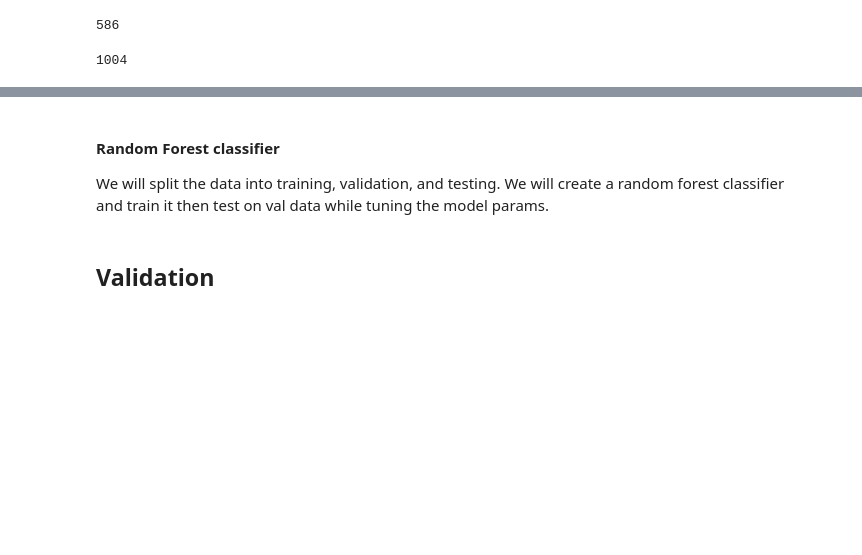
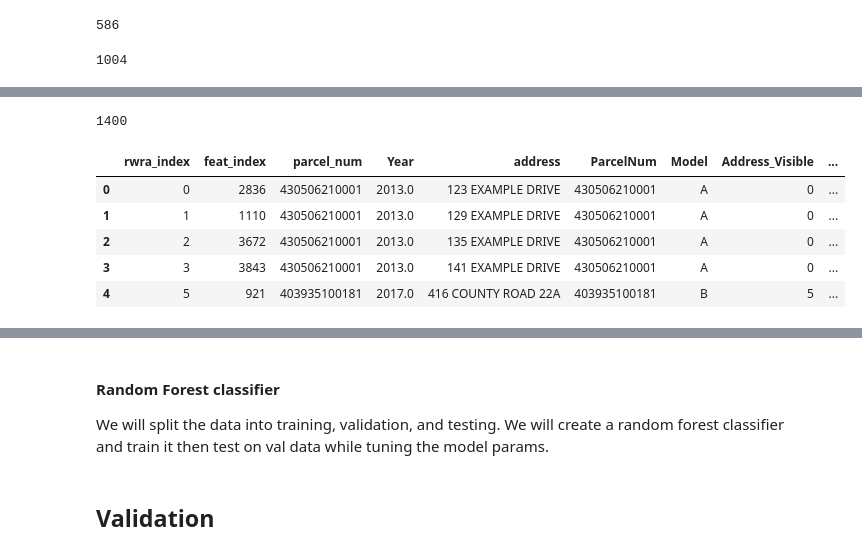
Before and after one commit to bryceayoung/ouray, a Jupyter notebook: workflows/analysis/risk_data_analysis.ipynb, the cells around one changed output, grey strips where cells are left out. Cells and saved outputs as stored; diff of their text form; code cells hidden in the pictures; blank space fills up the shorter version.

```diff
--- a/workflows/analysis/risk_data_analysis.ipynb
+++ b/workflows/analysis/risk_data_analysis.ipynb
@@ -200,0 +281,22 @@ The workflow I intend to perform is this:
+# %%
+# Separate points without a ParcelNum
+rwra_nan = rwra[rwra['ParcelNum'].isna()].copy()
+# Reset index for clean joining
+rwra_nan_reset = rwra_nan.reset_index()
+
+# Spatial join (points within parcels)
+joined = gpd.sjoin(
+    rwra_nan_reset,
+    parcels[['PARCELNB', 'geometry']],
+    how='left',
+    predicate='within'
+)
+
+# Drop duplicates to keep only one parcel per point
+joined_unique = joined.drop_duplicates(subset='index', keep='first')
+
+# Assign the PARCELNB back to original rwra_nan
+rwra_nan['ParcelNum'] = joined_unique.set_index('index')['PARCELNB']
+
+# Update original rwra
+rwra.loc[rwra_nan.index, 'ParcelNum'] = rwra_nan['ParcelNum']
@@ -200,0 +374,12 @@ The workflow I intend to perform is this:
+# %%
+gdf = match_structures(rwra, feat)
+print(len(gdf))
+gdf.head()
+# %% [output]
+1400
+|  | rwra_index | feat_index | parcel_num | Year | address | ParcelNum | Model | Address_Visible | ... |
+| 0 | 0 | 2836 | 430506210001 | 2013.0 | 123 EXAMPLE DRIVE | 430506210001 | A | 0 | ... |
+| 1 | 1 | 1110 | 430506210001 | 2013.0 | 129 EXAMPLE DRIVE | 430506210001 | A | 0 | ... |
+| 2 | 2 | 3672 | 430506210001 | 2013.0 | 135 EXAMPLE DRIVE | 430506210001 | A | 0 | ... |
+| 3 | 3 | 3843 | 430506210001 | 2013.0 | 141 EXAMPLE DRIVE | 430506210001 | A | 0 | ... |
+| 4 | 5 | 921 | 403935100181 | 2017.0 | 416 COUNTY ROAD 22A | 403935100181 | B | 5 | ... |
```
Also changed, not shown: parts of 22 cells of this notebook.
